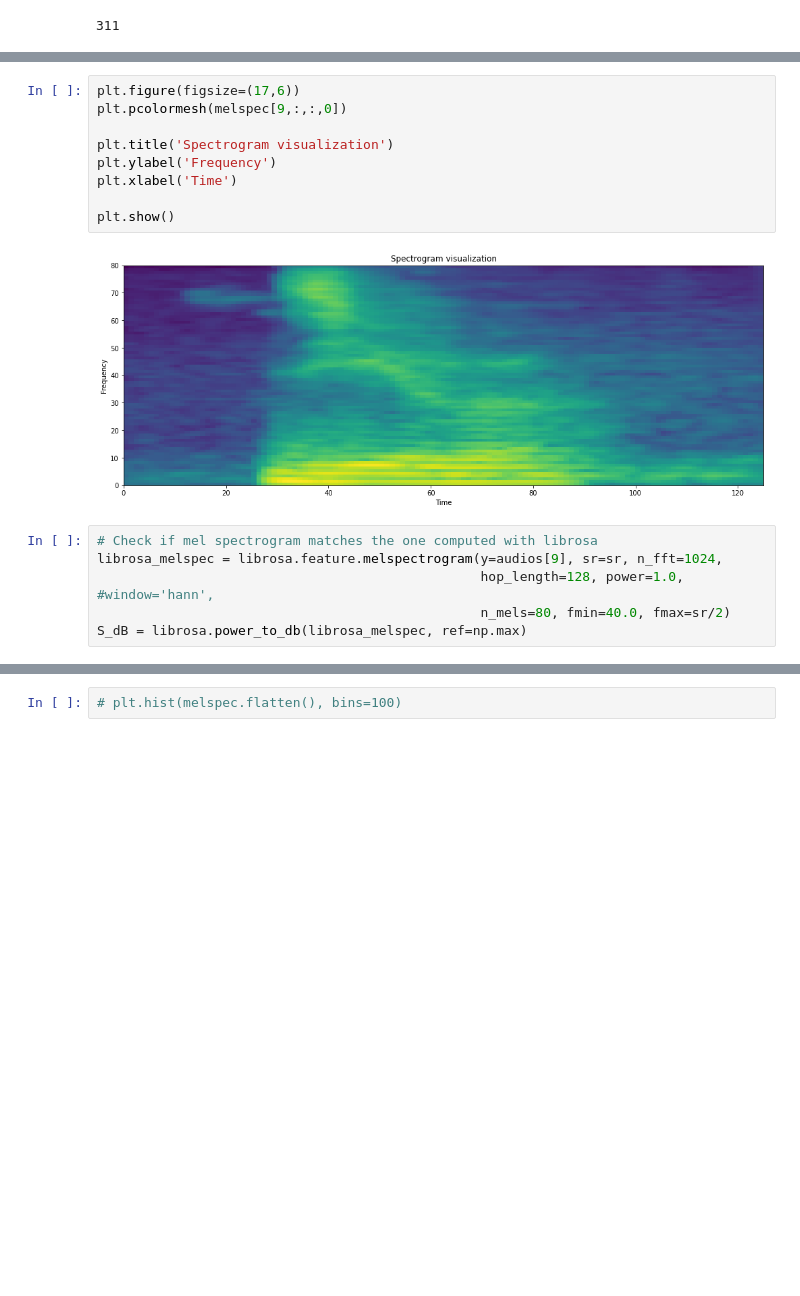
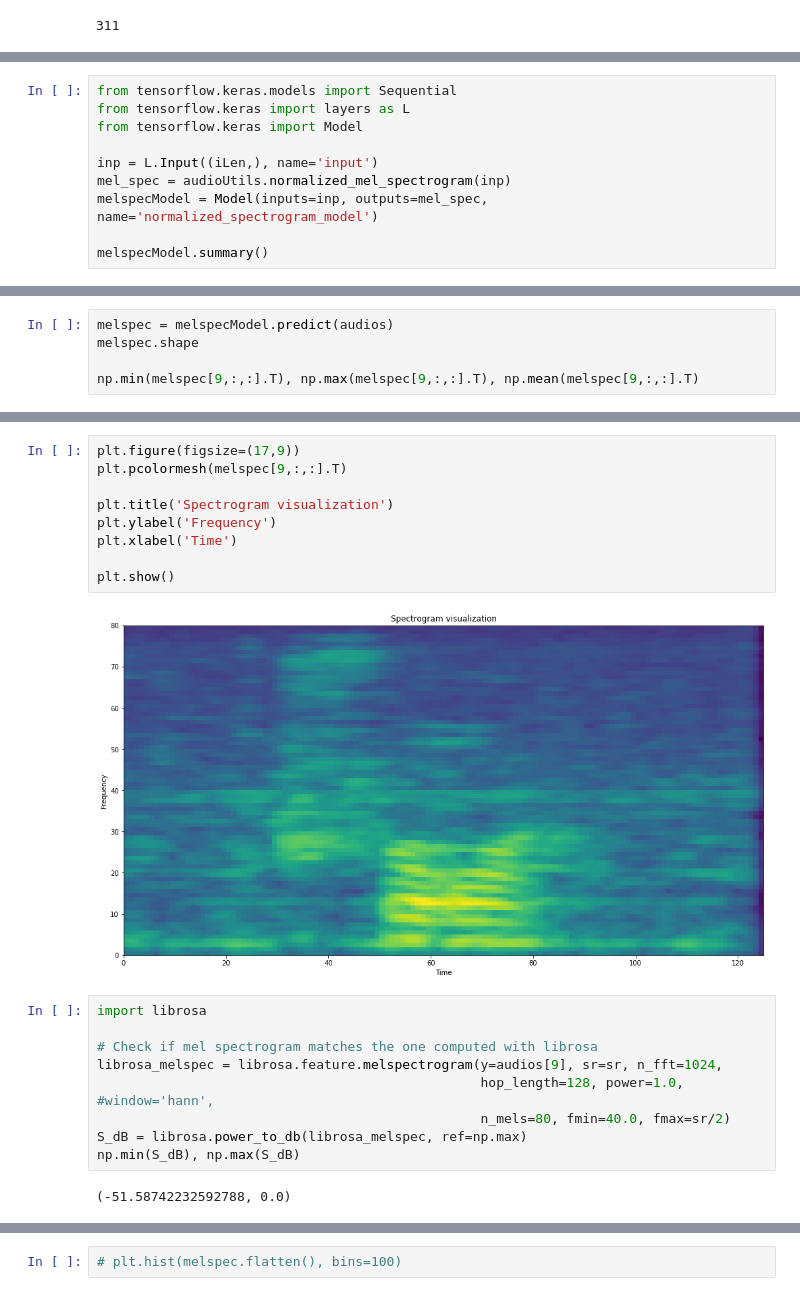
Before and after one commit to douglas125/SpeechCmdRecognition, a Jupyter notebook: Speech_Recog_Demo.ipynb, the cells around one changed output, grey strips where cells are left out. Drawn from its saved outputs; the diff is of its cells as text; blank space fills up the shorter version.

Commit message:
Update code to tensorflow 10 and remove kapre dependency

```diff
--- a/Speech_Recog_Demo.ipynb
+++ b/Speech_Recog_Demo.ipynb
@@ -140,0 +121,10 @@ melspec.shape
+# %%
+from tensorflow.keras.models import Sequential
+from tensorflow.keras import layers as L
+from tensorflow.keras import Model
+
+inp = L.Input((iLen,), name='input')
+mel_spec = audioUtils.normalized_mel_spectrogram(inp)
+melspecModel = Model(inputs=inp, outputs=mel_spec, name='normalized_spectrogram_model')
+
+melspecModel.summary()
@@ -140,0 +157,5 @@ melspec.shape
+# %%
+melspec = melspecModel.predict(audios)
+melspec.shape
+
+np.min(melspec[9,:,:].T), np.max(melspec[9,:,:].T), np.mean(melspec[9,:,:].T)
@@ -141,20 +165,25 @@ melspec.shape
 # %%
-plt.figure(figsize=(17,6))
-plt.pcolormesh(melspec[9,:,:,0])
+plt.figure(figsize=(17,9))
+plt.pcolormesh(melspec[9,:,:].T)
 
 plt.title('Spectrogram visualization')
 plt.ylabel('Frequency')
 plt.xlabel('Time')
 
 plt.show()
 # %% [output]
-[figure, old version]
+[figure, new version]
 # %%
+import librosa
+
 # Check if mel spectrogram matches the one computed with librosa
 librosa_melspec = librosa.feature.melspectrogram(y=audios[9], sr=sr, n_fft=1024,
                                                  hop_length=128, power=1.0, #window='hann',
                                                  n_mels=80, fmin=40.0, fmax=sr/2)
 S_dB = librosa.power_to_db(librosa_melspec, ref=np.max)
+np.min(S_dB), np.max(S_dB)
+# %% [output]
+(-51.58742232592788, 0.0)
 # %%
 plt.figure(figsize=(17,6))
 plt.pcolormesh(S_dB)
```
Also changed, not shown: parts of 42 cells of this notebook, 7 other files.
